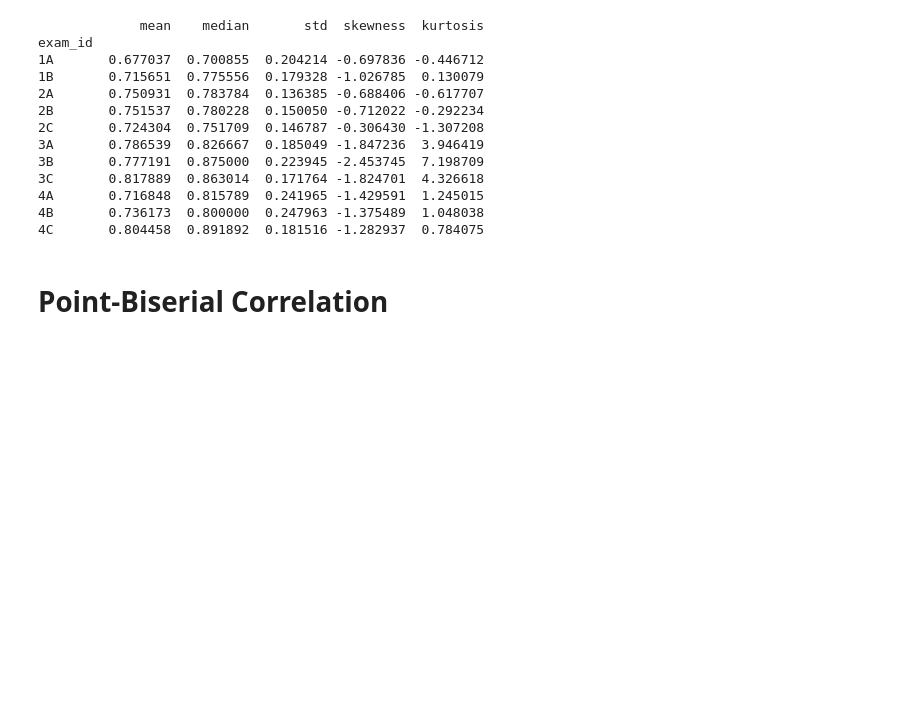
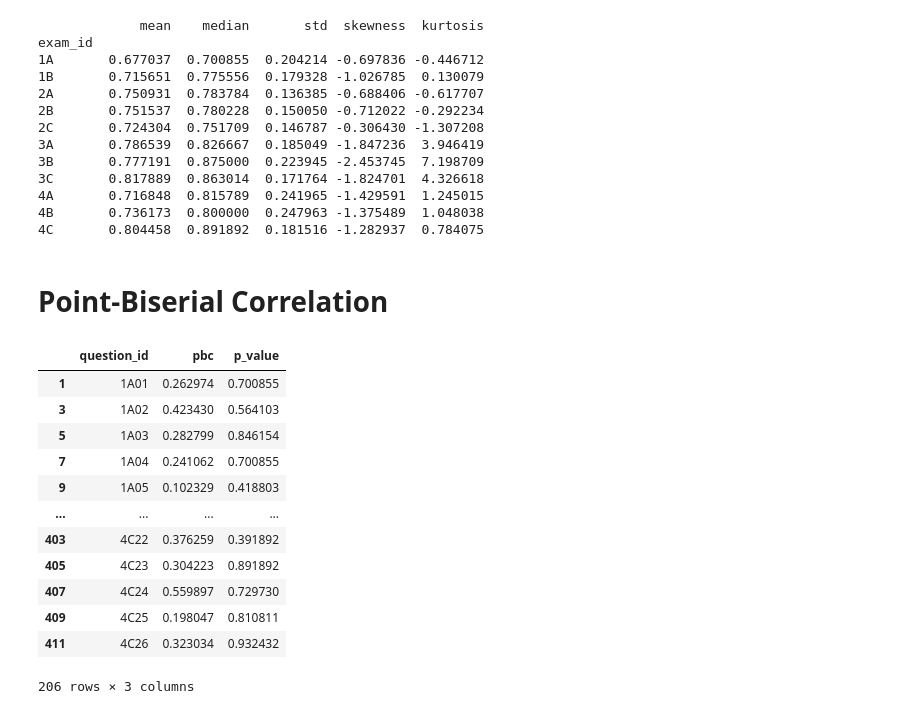
Before and after one commit to russell-jeter/CollegeAlgebraLSLTAnalysis, a Jupyter notebook: data_analysis_workbook.ipynb, the cells around one changed output. Saved outputs shown, nothing was run; the diff lists cells and outputs as text; code cells hidden in the pictures; blank space fills up the shorter version.

Commit message:
Added initial Point-Biserial Correlation analysis.

```diff
--- a/data_analysis_workbook.ipynb
+++ b/data_analysis_workbook.ipynb
@@ -329,3 +333,49 @@ exam_id
 4C       0.804458  0.891892  0.181516 -1.282937  0.784075
 # %% [markdown]
 # Point-Biserial Correlation
+# %%
+student_score_frame = student_responses_with_details[["question_id", "student_id", "is_distractor"]].copy()
+student_score_frame["exam_id"] = student_score_frame["question_id"].str[:2]
+student_score_frame.loc[:, "question_score"] = (student_score_frame.loc[:, "is_distractor"] == 0).astype(int)
+
+student_score_frame = student_score_frame.drop(columns=["is_distractor"])
+
+student_score_frame["exam_score"] = student_score_frame.loc[:, "question_score"]
+
+student_id_list = np.unique(student_score_frame["student_id"].values)
+
+for student_id in student_id_list:
+    student_exam_frame = student_score_frame[student_score_frame["student_id"].isin([student_id])]
+    exam_id_list = np.unique(student_exam_frame["exam_id"].values)
+    for exam_id in exam_id_list:
+        student_score_frame_for_one_exam =  student_exam_frame[student_exam_frame["exam_id"].isin([exam_id])]
+        student_score_frame.loc[student_score_frame_for_one_exam.index.values, "exam_score"] = student_score_frame_for_one_exam["question_score"].sum() - student_score_frame_for_one_exam["question_score"]
+# %%
+point_biserial_correlation_frame = student_score_frame.groupby(by = ["question_id"])[["question_score", "exam_score"]].corr()
+
+point_biserial_correlation_frame = point_biserial_correlation_frame["question_score"].reset_index()
+point_biserial_correlation_frame = point_biserial_correlation_frame[point_biserial_correlation_frame["level_1"] == "exam_score"].drop(columns="level_1")
+point_biserial_correlation_frame = point_biserial_correlation_frame.rename(columns={"question_score": "pbc"})
+point_biserial_correlation_frame["p_value"] = point_biserial_correlation_frame["pbc"]
+
+for index, row in point_biserial_correlation_frame.iterrows():
+    question_id = row["question_id"]
+    student_question_response_frame = student_score_frame[student_score_frame["question_id"].isin([question_id])]
+    p_value = student_question_response_frame["question_score"].sum()/len(student_question_response_frame)
+    point_biserial_correlation_frame.loc[index, "p_value"] = p_value
+
+point_biserial_correlation_frame
+# %% [output]
+|  | question_id | pbc | p_value |
+| 1 | 1A01 | 0.262974 | 0.700855 |
+| 3 | 1A02 | 0.423430 | 0.564103 |
+| 5 | 1A03 | 0.282799 | 0.846154 |
+| 7 | 1A04 | 0.241062 | 0.700855 |
+| 9 | 1A05 | 0.102329 | 0.418803 |
+| ... | ... | ... | ... |
+| 403 | 4C22 | 0.376259 | 0.391892 |
+| 405 | 4C23 | 0.304223 | 0.891892 |
+| 407 | 4C24 | 0.559897 | 0.729730 |
+| 409 | 4C25 | 0.198047 | 0.810811 |
+| 411 | 4C26 | 0.323034 | 0.932432 |
+206 rows × 3 columns
```
Also changed, not shown: parts of 1 cell of this notebook.
